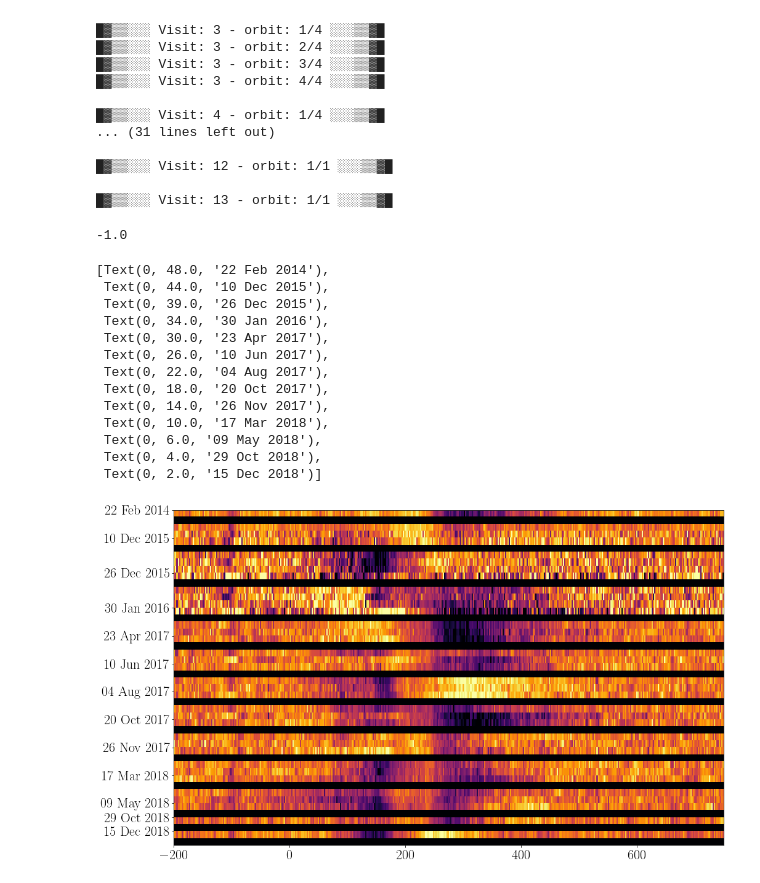
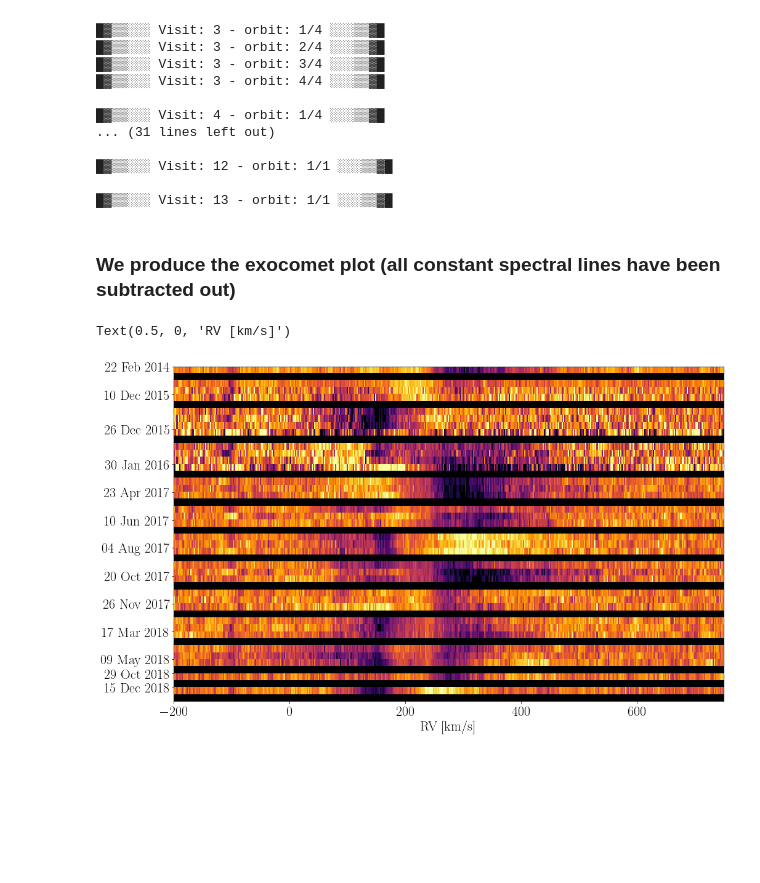
Before and after one commit to bdrdavies/exocomets, a Jupyter notebook: notebooks/exocomet_free_spectrum.ipynb, the cells around one changed output. Drawn from its saved outputs; the diff is of its cells as text; code cells hidden in the pictures; blank space fills up the shorter version.

```diff
--- a/notebooks/exocomet_free_spectrum.ipynb
+++ b/notebooks/exocomet_free_spectrum.ipynb
@@ -37,11 +2,0 @@ part     = param["BetaPictoris"]["part"]
-# %%
-D = []
-
-print("Data used for this analysis:")
-
-for i in sorted(datadirs):
-    print("\n",datadirs[i])
-    D.append(c.GetData(param, home+'/'+datadirs[i]))
-
-# We save the data
-np.savez(home+'/data/D_'+part+'.npz', D, dtype=object)
@@ -134,7 +86,21 @@ spec_err_std = np.average(spec_err, axis=0)
 # %%
+# We adopt the wavlenth array from the 2014 visit (any other date would do as all the spectra are aligned)
 w = DP[0][0][0]
-s1, s2 = c.RegionSelect(w, 1396, 1401)
+
+# We select the region we are interested in
+s1, s2 = c.RegionSelect(w, 1396, 1402)
+
+# Calculate the average uncertainty for a specific wavelength region
 ave_uncertainty = np.average(spec_std[s1:s2])
-print("The average uncertainty is:",ave_uncertainty)
+
+ave_errorbars = np.average(spec_err, axis=0)
+
+ave_errorbars_selection = np.average(ave_errorbars[s1:s2])
+
+print("Standard deviation derived uncetrainties:\t",ave_uncertainty)
+print("Average calculated uncetrainties:\t\t",ave_errorbars_selection)
+print("The uncertainties are underestimated by a factor:",round(ave_uncertainty/ave_errorbars_selection,2))
+
+# We take a conservative approach and use the larger of the two average uncertainties.
 spec_exocomet_free = threshold-ave_uncertainty
 # %% [output]
@@ -239,35 +206,20 @@ spec_exocomet = np.array(spec_exocomet)
 █▓▒▒░░░ Visit: 12 - orbit: 1/1 ░░░▒▒▓█
 
 █▓▒▒░░░ Visit: 13 - orbit: 1/1 ░░░▒▒▓█
+# %% [markdown]
+### We produce the exocomet plot (all constant spectral lines have been subtracted out)
 # %%
-#black_line = np.zeros(spec_range)
-
-print(spec_exocomet.min())
-
 rows         = len(spec_exocomet)
 EXO          = spec_exocomet.reshape(rows,spec_range)
 
 rv = c.Wave2RV(w,1393.7550,20.5)
 
 fig = plt.figure(figsize=(16.0,10.0))
 plt.imshow(EXO,cmap=cmap,extent=[rv[0],rv[-1],0,len(EXO)],interpolation='none',vmin=-1.2e-13,vmax=5e-14,aspect='auto')
-#plt.xlim(1392, 1407)
 plt.xlim(-200, 750)
 plt.gca().set_yticks(y_ticks)
 plt.gca().set_yticklabels(y_labels)
+plt.xlabel(r'RV [km/s]')
 # %% [output]
--1.0
+Text(0.5, 0, 'RV [km/s]')
-[Text(0, 48.0, '22 Feb 2014'),
- Text(0, 44.0, '10 Dec 2015'),
- Text(0, 39.0, '26 Dec 2015'),
- Text(0, 34.0, '30 Jan 2016'),
- Text(0, 30.0, '23 Apr 2017'),
- Text(0, 26.0, '10 Jun 2017'),
- Text(0, 22.0, '04 Aug 2017'),
- Text(0, 18.0, '20 Oct 2017'),
- Text(0, 14.0, '26 Nov 2017'),
- Text(0, 10.0, '17 Mar 2018'),
- Text(0, 6.0, '09 May 2018'),
- Text(0, 4.0, '29 Oct 2018'),
- Text(0, 2.0, '15 Dec 2018')]
-[figure, old version]
+[figure, new version]
```
Also changed, not shown: parts of 17 cells of this notebook, 4 other files.
